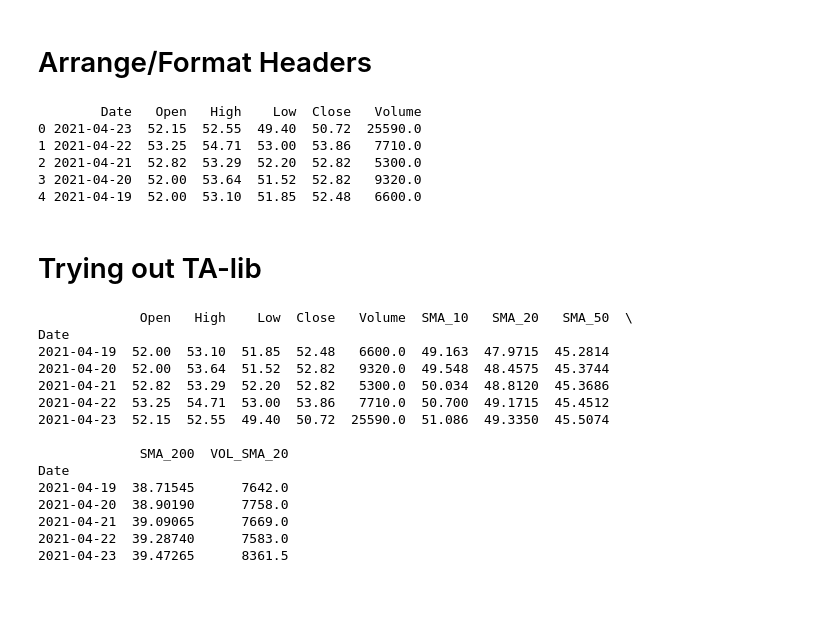
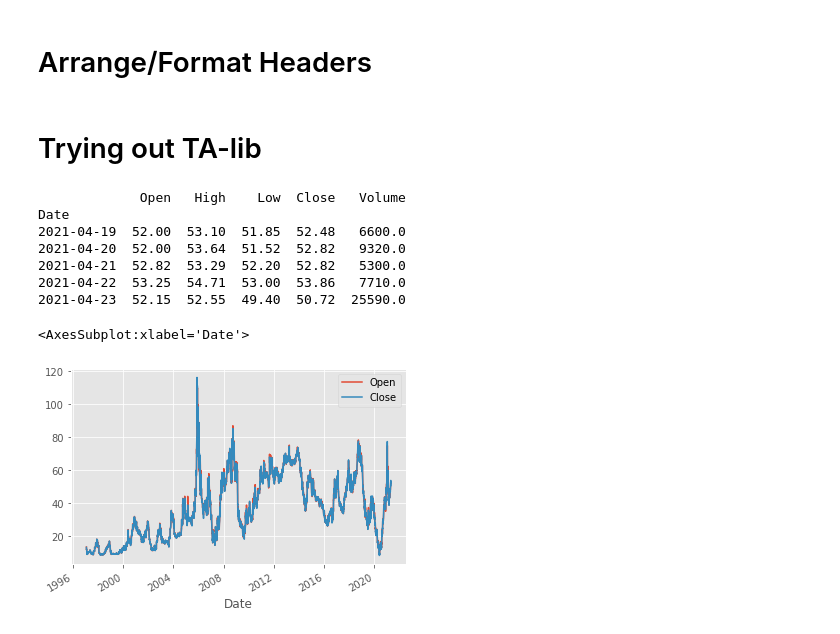
Before and after one commit to DalySoftware/FlexEnergyTrading, a Jupyter notebook: temp.ipynb, the cells around one changed output. Cells and saved outputs as stored; diff of their text form; code cells hidden in the pictures; blank space fills up the shorter version.

Commit message:
Added some basic plots

```diff
--- a/temp.ipynb
+++ b/temp.ipynb
@@ -36,15 +29,6 @@ df = df.rename(columns={"Price": "Close"})
 df = df.rename(columns={"Vol.": "Volume"})
 
 df = df[["Date", "Open", "High", "Low", "Close", "Volume"]]
-
-print(df.head())
-# %% [output]
-        Date   Open   High    Low  Close   Volume
-0 2021-04-23  52.15  52.55  49.40  50.72  25590.0
-1 2021-04-22  53.25  54.71  53.00  53.86   7710.0
-2 2021-04-21  52.82  53.29  52.20  52.82   5300.0
-3 2021-04-20  52.00  53.64  51.52  52.82   9320.0
-4 2021-04-19  52.00  53.10  51.85  52.48   6600.0
 # %% [markdown]
 # Trying out TA-lib
 # %%
@@ -60,22 +44,20 @@ df.sort_index(inplace=True)
 # df["GC"] = df.ta.sma(50, append=True) > df.ta.sma(200, append=True)
 # df.ta.tsignals(df.GC, asBool=True, append=True)
 
-all_strategies = df.ta.strategy(ta.CommonStrategy)
+# df.ta.strategy(ta.AllStrategy)
 
 print(df.tail())
 # %% [output]
-             Open   High    Low  Close   Volume  SMA_10   SMA_20   SMA_50  \
+             Open   High    Low  Close   Volume
 Date
-2021-04-19  52.00  53.10  51.85  52.48   6600.0  49.163  47.9715  45.2814
-2021-04-20  52.00  53.64  51.52  52.82   9320.0  49.548  48.4575  45.3744
-2021-04-21  52.82  53.29  52.20  52.82   5300.0  50.034  48.8120  45.3686
-2021-04-22  53.25  54.71  53.00  53.86   7710.0  50.700  49.1715  45.4512
-2021-04-23  52.15  52.55  49.40  50.72  25590.0  51.086  49.3350  45.5074
-
-             SMA_200  VOL_SMA_20
-Date
-2021-04-19  38.71545      7642.0
-2021-04-20  38.90190      7758.0
-2021-04-21  39.09065      7669.0
-2021-04-22  39.28740      7583.0
-2021-04-23  39.47265      8361.5
+2021-04-19  52.00  53.10  51.85  52.48   6600.0
+2021-04-20  52.00  53.64  51.52  52.82   9320.0
+2021-04-21  52.82  53.29  52.20  52.82   5300.0
+2021-04-22  53.25  54.71  53.00  53.86   7710.0
+2021-04-23  52.15  52.55  49.40  50.72  25590.0
+# %%
+# df.loc[:, ['Open', 'Close']].plot()
+df.plot()
+# %% [output]
+<AxesSubplot:xlabel='Date'>
+[figure, added]
```
Also changed, not shown: parts of 5 cells of this notebook, 2 other files.
